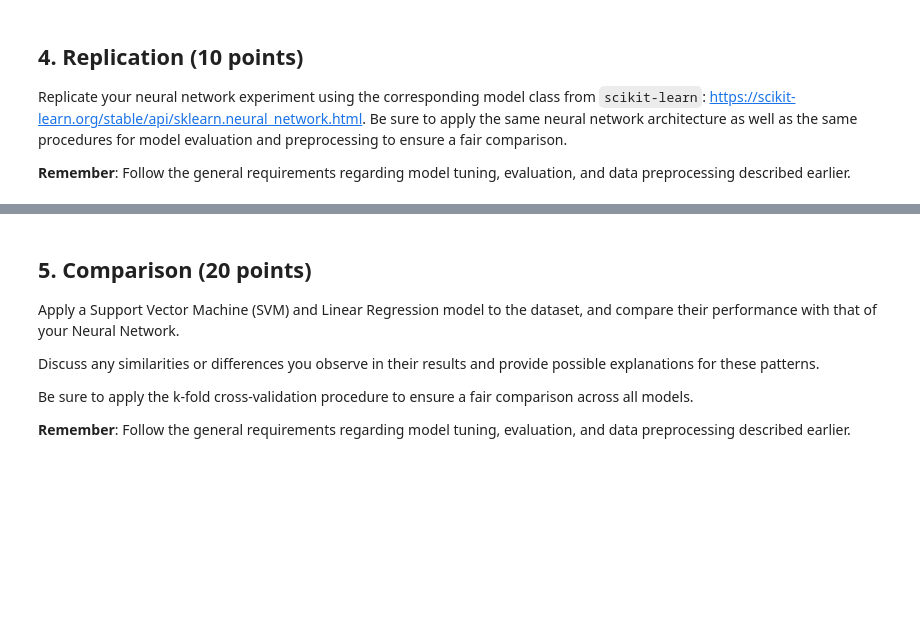
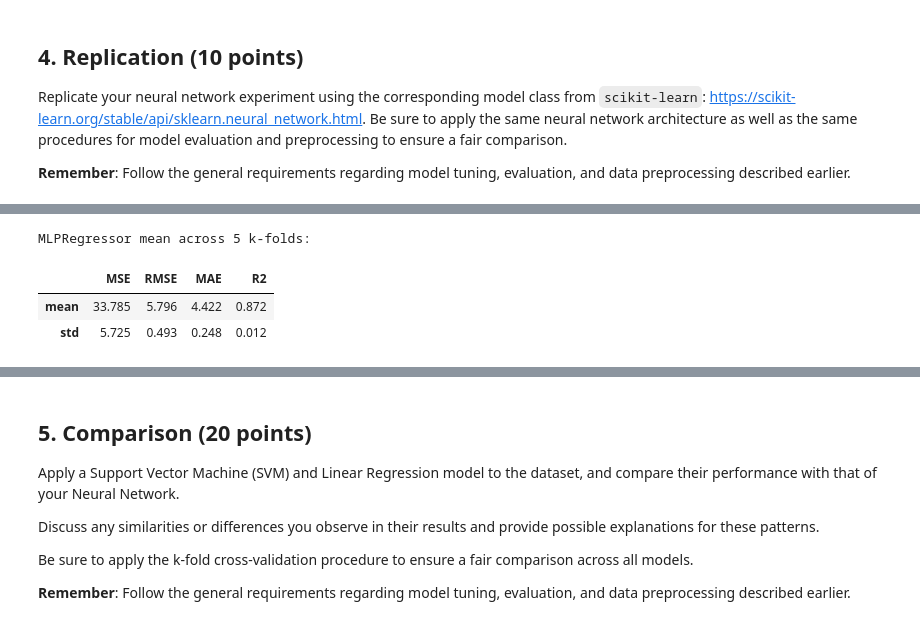
Before and after one commit to yxf9tv/05-neural-networks-real-data, a Jupyter notebook: 05-neural-networks-real-data.ipynb, the cells around one changed output, grey strips where cells are left out. Saved outputs shown, nothing was run; the diff lists cells and outputs as text; code cells hidden in the pictures; blank space fills up the shorter version.

```diff
--- a/05-neural-networks-real-data.ipynb
+++ b/05-neural-networks-real-data.ipynb
@@ -324,0 +373,8 @@ Replicate your neural network experiment using the corresponding model class fro
+# %%
+print('MLPRegressor mean across 5 k-folds:')
+mlp_results.agg(['mean', 'std']).round(3)
+# %% [output]
+MLPRegressor mean across 5 k-folds:
+|  | MSE | RMSE | MAE | R2 |
+| mean | 33.785 | 5.796 | 4.422 | 0.872 |
+| std | 5.725 | 0.493 | 0.248 | 0.012 |
```
Also changed, not shown: parts of 20 cells of this notebook.
